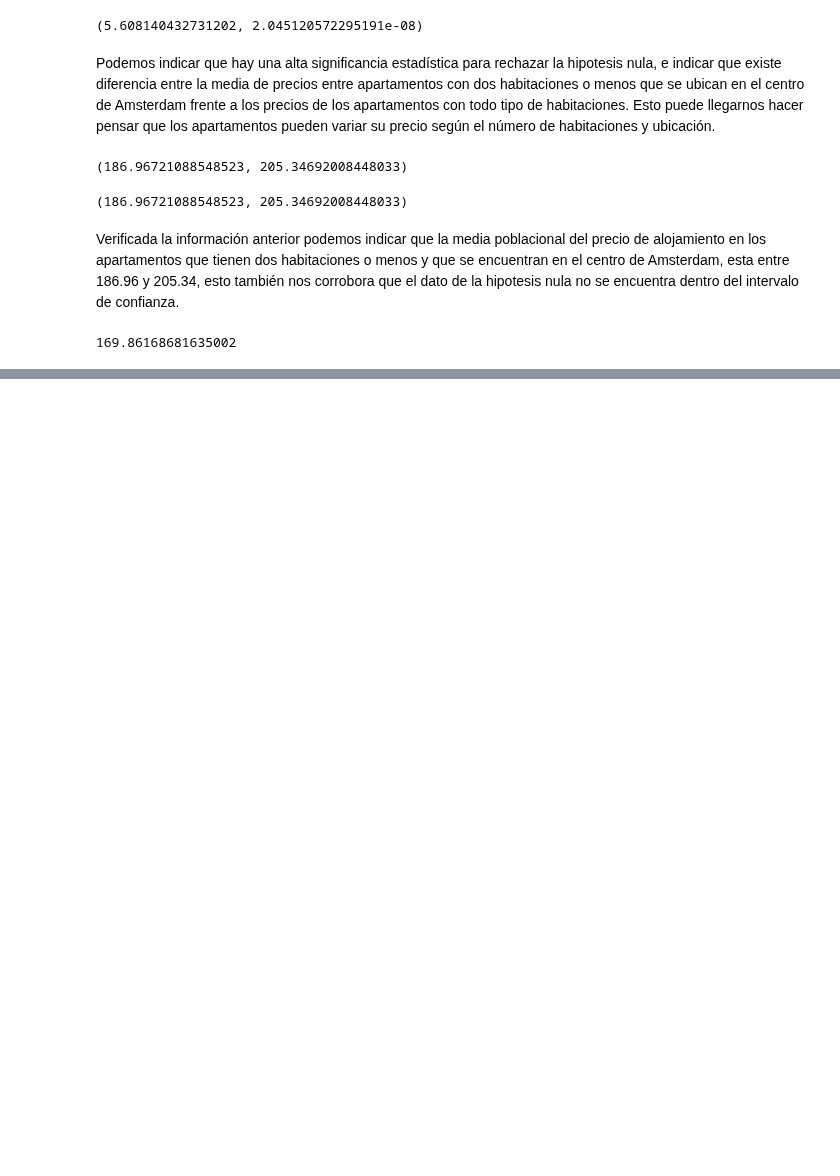
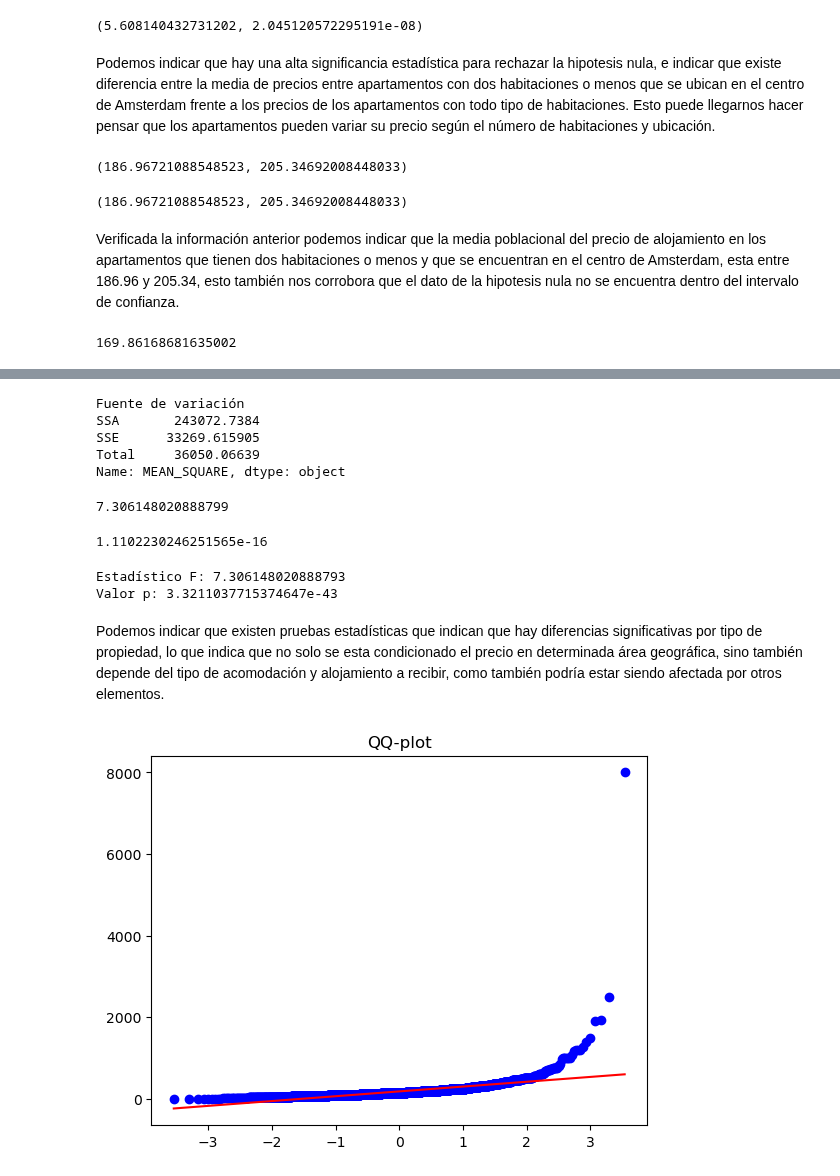
Before and after one commit to onavarrete04/Introduccion-Ciencia-Datos, a Jupyter notebook: EJERCICIO_DESCRIPTIVO_AIRBNB.ipynb, the cells around one changed output, grey strips where cells are left out. Saved outputs shown, nothing was run; the diff lists cells and outputs as text; code cells hidden in the pictures; blank space fills up the shorter version.

```diff
--- a/EJERCICIO_DESCRIPTIVO_AIRBNB.ipynb
+++ b/EJERCICIO_DESCRIPTIVO_AIRBNB.ipynb
@@ -594,0 +742,51 @@ En ANOVA, se utiliza la estadística F en lugar de la estadística t de la prueb
+# %%
+# Calcular MEAN_SQUARE
+anova_tabla["MEAN_SQUARE"] = anova_tabla['SUMA_CUADRADOS'] / anova_tabla['GRADOS_LB']
+anova_tabla['MEAN_SQUARE']
+# %% [output]
+Fuente de variación
+SSA       243072.7384
+SSE      33269.615905
+Total     36050.06639
+Name: MEAN_SQUARE, dtype: object
+# %%
+# Calcular F Estadística
+F = anova_tabla['MEAN_SQUARE']['SSA'] / anova_tabla['MEAN_SQUARE']['SSE']
+anova_tabla.at['SSA','F'] = F
+F
+# %% [output]
+7.306148020888799
+# %%
+# Calcular p-valor
+anova_tabla.at['SSA','P-valor'] = 1 - stats.f.cdf(F, anova_tabla.at['SSA','GRADOS_LB'], anova_tabla.at['SSE','GRADOS_LB'])
+anova_tabla.at['SSA','P-valor']
+# %% [output]
+1.1102230246251565e-16
+# %%
+
+# Agrupar los precios por tipo de propiedad
+grouped_prices = [data_centrum[data_centrum['property_type'] == property]['price'] for property in data_centrum['property_type'].unique()]
+
+# Aplicar la prueba ANOVA
+f_stat, p_val = stats.f_oneway(*grouped_prices)
+
+print("Estadístico F:", f_stat)
+print("Valor p:", p_val)
+# %% [output]
+Estadístico F: 7.306148020888793
+Valor p: 3.3211037715374647e-43
+# %% [markdown]
+Podemos indicar que existen pruebas estadísticas que indican que hay diferencias significativas por tipo de propiedad, lo que indica que no solo se esta condicionado el precio en determinada área geográfica, sino también depende del tipo de acomodación y alojamiento a recibir, como también podría estar siendo afectada por otros elementos.
+# %%
+# Graficar el QQ-plot
+fig, ax = plt.subplots()
+stats.probplot(data_centrum['price'], plot=ax)
+
+# Quitar las leyendas
+ax.set_xlabel('')
+ax.set_ylabel('')
+ax.set_title('QQ-plot')
+
+plt.show()
+# %% [output]
+[figure, added]
```
Also changed, not shown: parts of 13 cells of this notebook.
